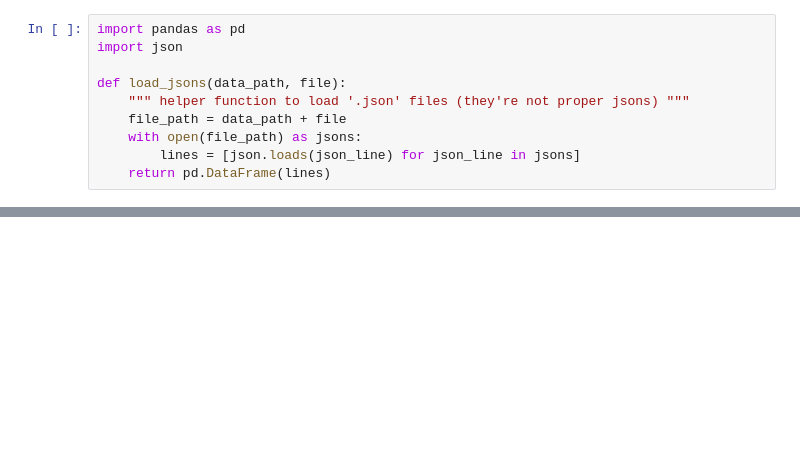
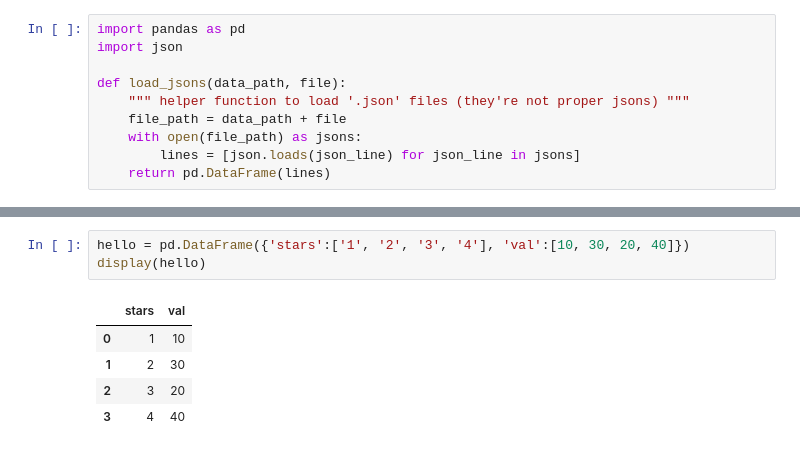
Before and after one commit to UhhBart/ci-yelp, a Jupyter notebook: example.ipynb, the cells around one changed output, grey strips where cells are left out. Saved outputs shown, nothing was run; the diff lists cells and outputs as text; blank space fills up the shorter version.

```diff
--- a/example.ipynb
+++ b/example.ipynb
@@ -78,0 +91,9 @@ graphy = businesses.plot.scatter(x='total attributes', y='name', color='Darkgree
+# %%
+hello = pd.DataFrame({'stars':['1', '2', '3', '4'], 'val':[10, 30, 20, 40]})
+display(hello)
+# %% [output]
+|  | stars | val |
+| 0 | 1 | 10 |
+| 1 | 2 | 30 |
+| 2 | 3 | 20 |
+| 3 | 4 | 40 |
```
Also changed, not shown: parts of 3 cells of this notebook, 2 other files.
